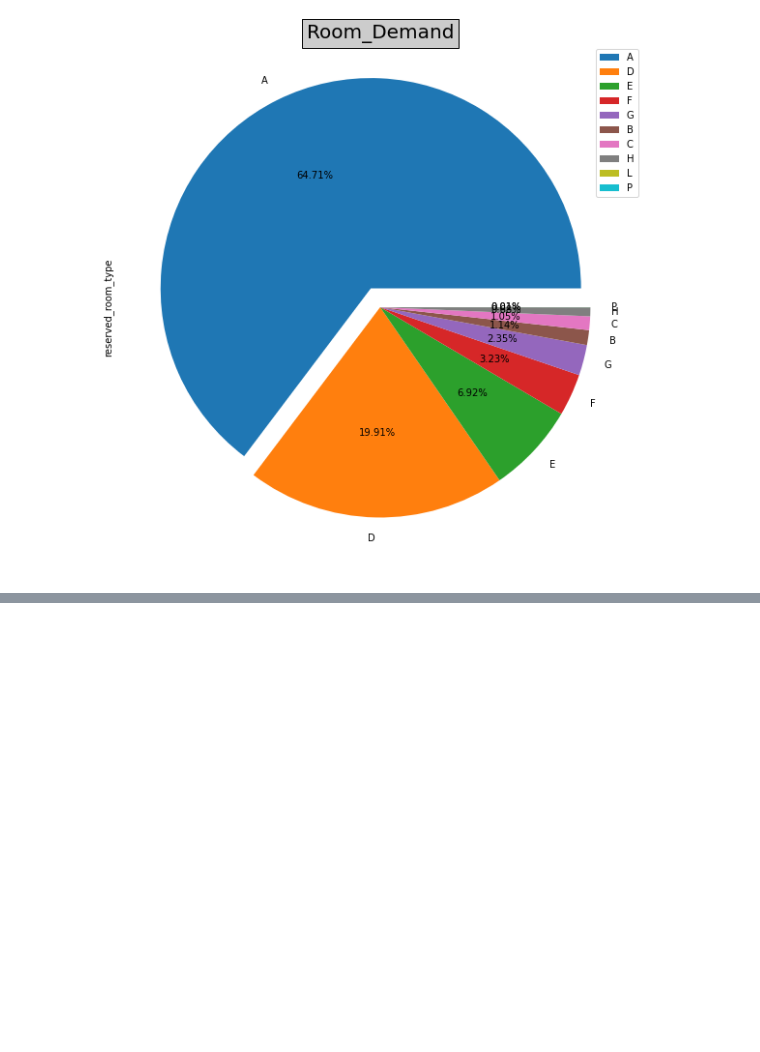
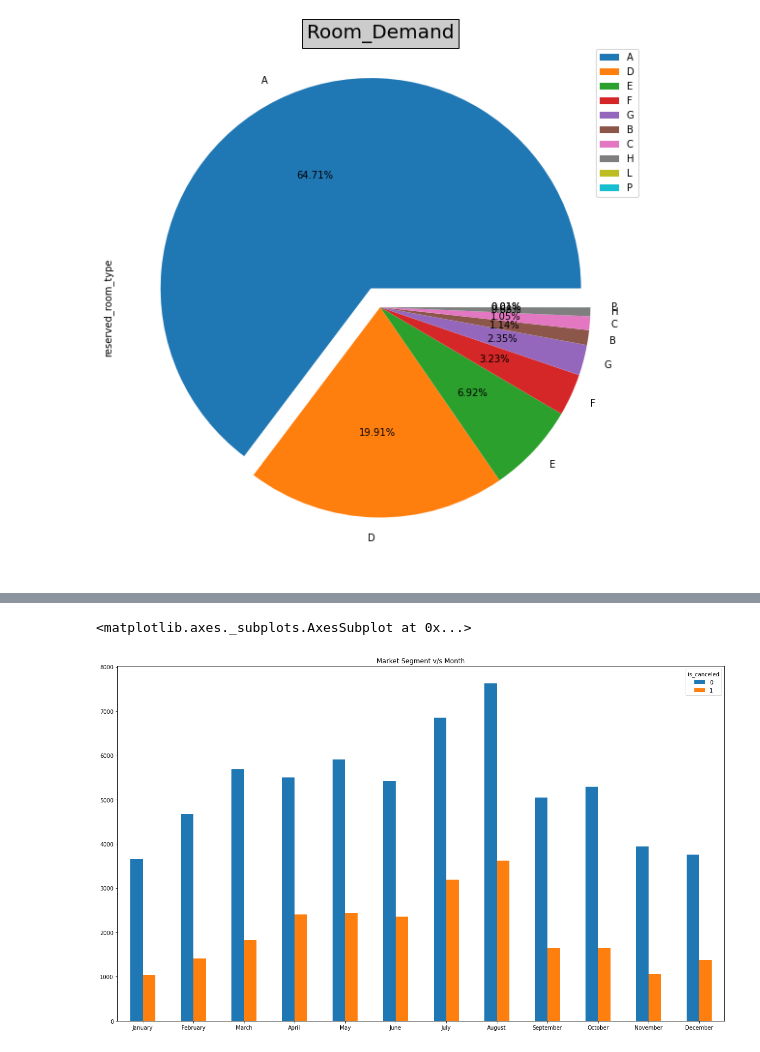
Before and after one commit to gauriagarwal18/Hotel_Booking_Analysis, a Jupyter notebook: Hotel_Booking.ipynb, the cells around one changed output, grey strips where cells are left out. Cells and saved outputs as stored; diff of their text form; code cells hidden in the pictures; blank space fills up the shorter version.

```diff
--- a/Hotel_Booking.ipynb
+++ b/Hotel_Booking.ipynb
@@ -564,3 +564,8 @@ def make_pieplot(data,explode_):
 make_pieplot(hotels["reserved_room_type"],[0.1,0,0,0,0,0,0,0,0,0])
 # %% [output]
 [figure]
+# %%
+#in which month the tickets are cancelled the most: this is to make sure whether hotel can take an extra entry or not.
+canceled_month=pd.crosstab(hotels["arrival_date_month"],hotels["is_canceled"])
+canceled_month=pd.DataFrame(canceled_month,index= ['January', 'February', 'March', 'April', 'May', 'June', 'July', 'August', 'September', 'October', 'November', 'December'] )
+canceled_month
@@ -566,0 +586,5 @@ make_pieplot(hotels["reserved_room_type"],[0.1,0,0,0,0,0,0,0,0,0])
+# %%
+canceled_month.plot(kind="bar", figsize=(20,12),title="Market Segment v/s Month", rot=0)
+# %% [output]
+<matplotlib.axes._subplots.AxesSubplot at 0x...>
+[figure, added]
```
Also changed, not shown: parts of 1 cell of this notebook.
